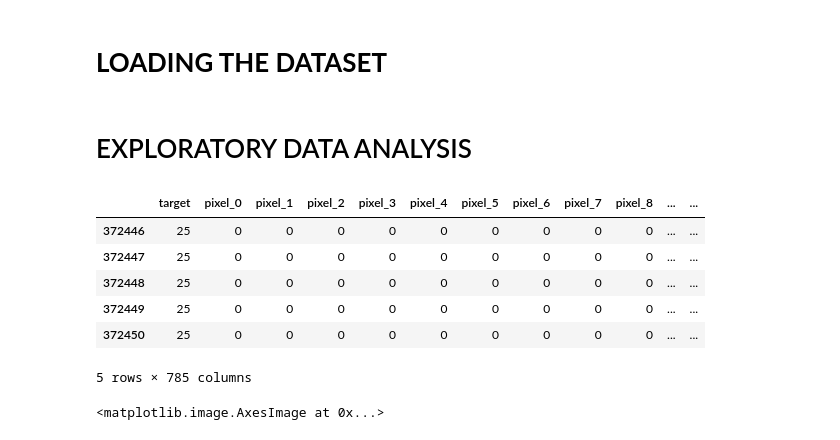
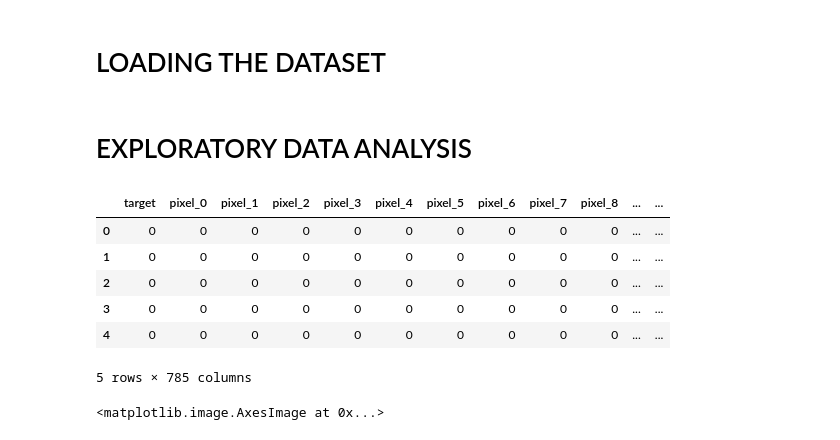
Before and after one commit to MaiaCarlos/Portuguese-Handwiriting-Recognition, a Jupyter notebook: letters.ipynb, the cells around one changed output. Drawn from its saved outputs; the diff is of its cells as text; code cells hidden in the pictures.

```diff
--- a/letters.ipynb
+++ b/letters.ipynb
@@ -51,5 +53,5 @@ warnings.filterwarnings('ignore')
 # %% [markdown]
-# **LOADING THE DATASET**
+# LOADING THE DATASET
 # %%
 listapixel=[f'pixel_{x}'for x in range(784)]
 listapixel= ['target']+listapixel
@@ -58,14 +60,14 @@ data= pd.read_csv('A_Z Handwritten Data.csv', names= listapixel)
 # %% [markdown]
 # EXPLORATORY DATA ANALYSIS
 # %%
-data.tail()
+data.head()
 # %% [output]
 |  | target | pixel_0 | pixel_1 | pixel_2 | pixel_3 | pixel_4 | pixel_5 | pixel_6 | pixel_7 | pixel_8 | ... | ... |
-| 372446 | 25 | 0 | 0 | 0 | 0 | 0 | 0 | 0 | 0 | 0 | ... | ... |
-| 372447 | 25 | 0 | 0 | 0 | 0 | 0 | 0 | 0 | 0 | 0 | ... | ... |
-| 372448 | 25 | 0 | 0 | 0 | 0 | 0 | 0 | 0 | 0 | 0 | ... | ... |
-| 372449 | 25 | 0 | 0 | 0 | 0 | 0 | 0 | 0 | 0 | 0 | ... | ... |
-| 372450 | 25 | 0 | 0 | 0 | 0 | 0 | 0 | 0 | 0 | 0 | ... | ... |
+| 0 | 0 | 0 | 0 | 0 | 0 | 0 | 0 | 0 | 0 | 0 | ... | ... |
+| 1 | 0 | 0 | 0 | 0 | 0 | 0 | 0 | 0 | 0 | 0 | ... | ... |
+| 2 | 0 | 0 | 0 | 0 | 0 | 0 | 0 | 0 | 0 | 0 | ... | ... |
+| 3 | 0 | 0 | 0 | 0 | 0 | 0 | 0 | 0 | 0 | 0 | ... | ... |
+| 4 | 0 | 0 | 0 | 0 | 0 | 0 | 0 | 0 | 0 | 0 | ... | ... |
 5 rows × 785 columns
 # %%
 plt.imshow(data.iloc[2,1:].to_numpy().reshape(28,28))
```
Also changed, not shown: parts of 34 cells of this notebook.
